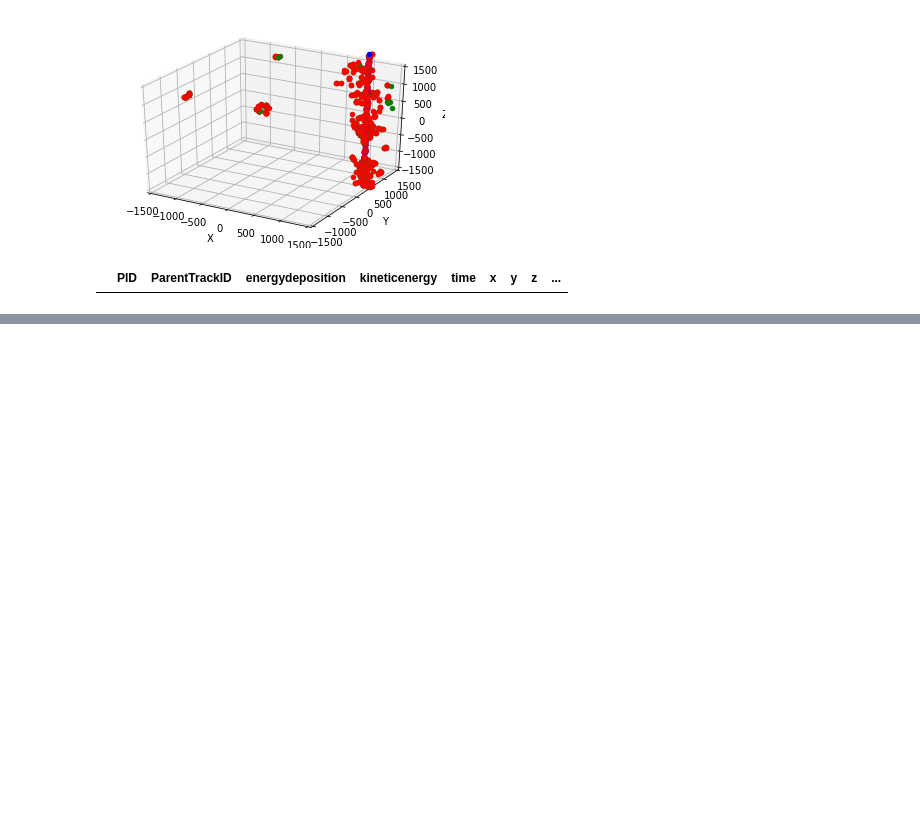
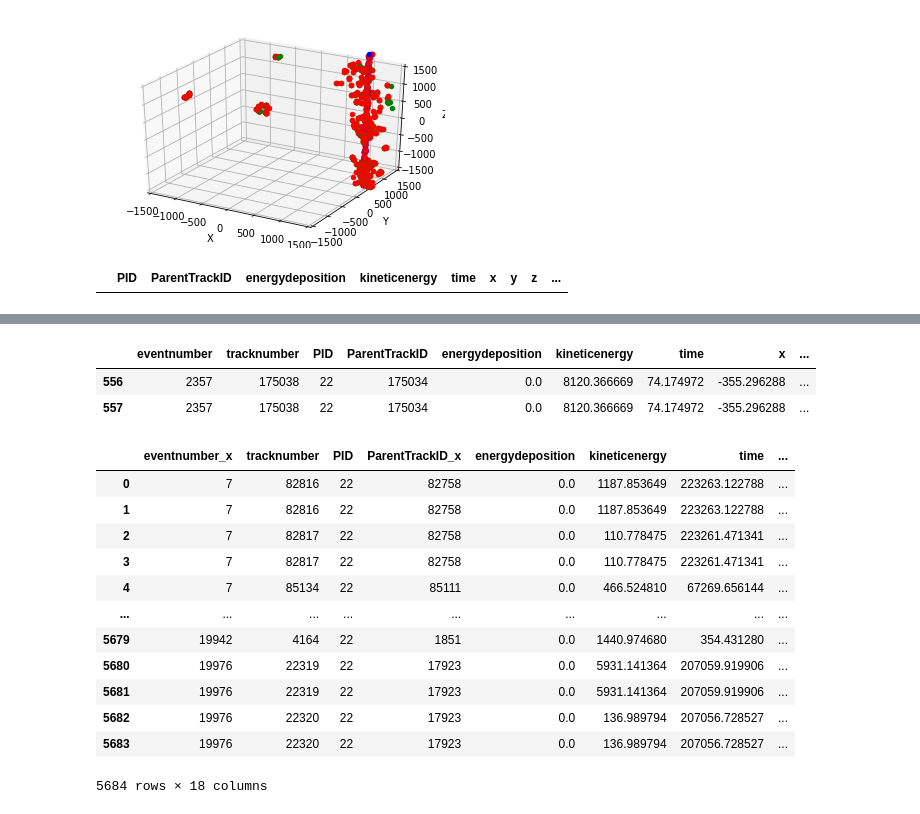
Before and after one commit to luigiberducci/ML4NP, a Jupyter notebook: Notebooks/looking_for_gammas_around_ar41_ncapture.ipynb, the cells around one changed output, grey strips where cells are left out. Drawn from its saved outputs; the diff is of its cells as text; code cells hidden in the pictures; blank space fills up the shorter version.

```diff
--- a/Notebooks/looking_for_gammas_around_ar41_ncapture.ipynb
+++ b/Notebooks/looking_for_gammas_around_ar41_ncapture.ipynb
@@ -185,0 +199,22 @@ Name: kineticenergy, dtype: float64
+# %%
+first_gammas[(first_gammas_ar41deex.eventnumber==2357) & (first_gammas_ar41deex.ParentTrackID==175034)]
+# %% [output]
+|  | eventnumber | tracknumber | PID | ParentTrackID | energydeposition | kineticenergy | time | x | ... |
+| 556 | 2357 | 175038 | 22 | 175034 | 0.0 | 8120.366669 | 74.174972 | -355.296288 | ... |
+| 557 | 2357 | 175038 | 22 | 175034 | 0.0 | 8120.366669 | 74.174972 | -355.296288 | ... |
+# %%
+first_gammas_ar41deex
+# %% [output]
+|  | eventnumber_x | tracknumber | PID | ParentTrackID_x | energydeposition | kineticenergy | time | ... |
+| 0 | 7 | 82816 | 22 | 82758 | 0.0 | 1187.853649 | 223263.122788 | ... |
+| 1 | 7 | 82816 | 22 | 82758 | 0.0 | 1187.853649 | 223263.122788 | ... |
+| 2 | 7 | 82817 | 22 | 82758 | 0.0 | 110.778475 | 223261.471341 | ... |
+| 3 | 7 | 82817 | 22 | 82758 | 0.0 | 110.778475 | 223261.471341 | ... |
+| 4 | 7 | 85134 | 22 | 85111 | 0.0 | 466.524810 | 67269.656144 | ... |
+| ... | ... | ... | ... | ... | ... | ... | ... | ... |
+| 5679 | 19942 | 4164 | 22 | 1851 | 0.0 | 1440.974680 | 354.431280 | ... |
+| 5680 | 19976 | 22319 | 22 | 17923 | 0.0 | 5931.141364 | 207059.919906 | ... |
+| 5681 | 19976 | 22319 | 22 | 17923 | 0.0 | 5931.141364 | 207059.919906 | ... |
+| 5682 | 19976 | 22320 | 22 | 17923 | 0.0 | 136.989794 | 207056.728527 | ... |
+| 5683 | 19976 | 22320 | 22 | 17923 | 0.0 | 136.989794 | 207056.728527 | ... |
+5684 rows × 18 columns
```
Also changed, not shown: parts of 11 cells of this notebook.
